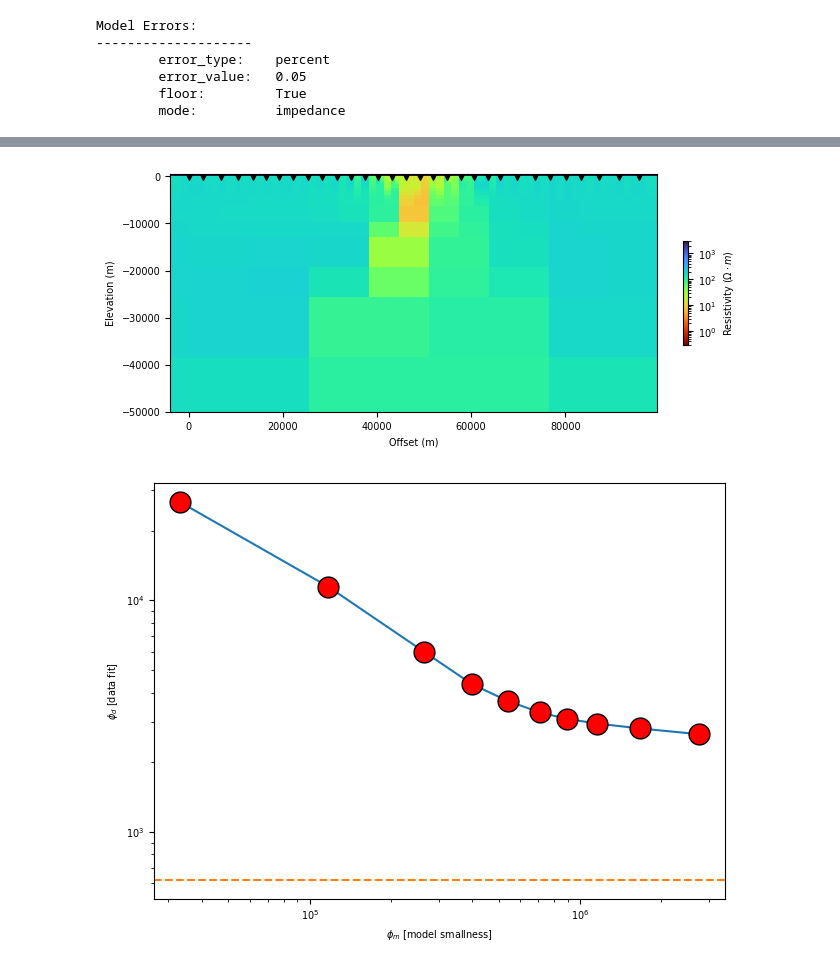
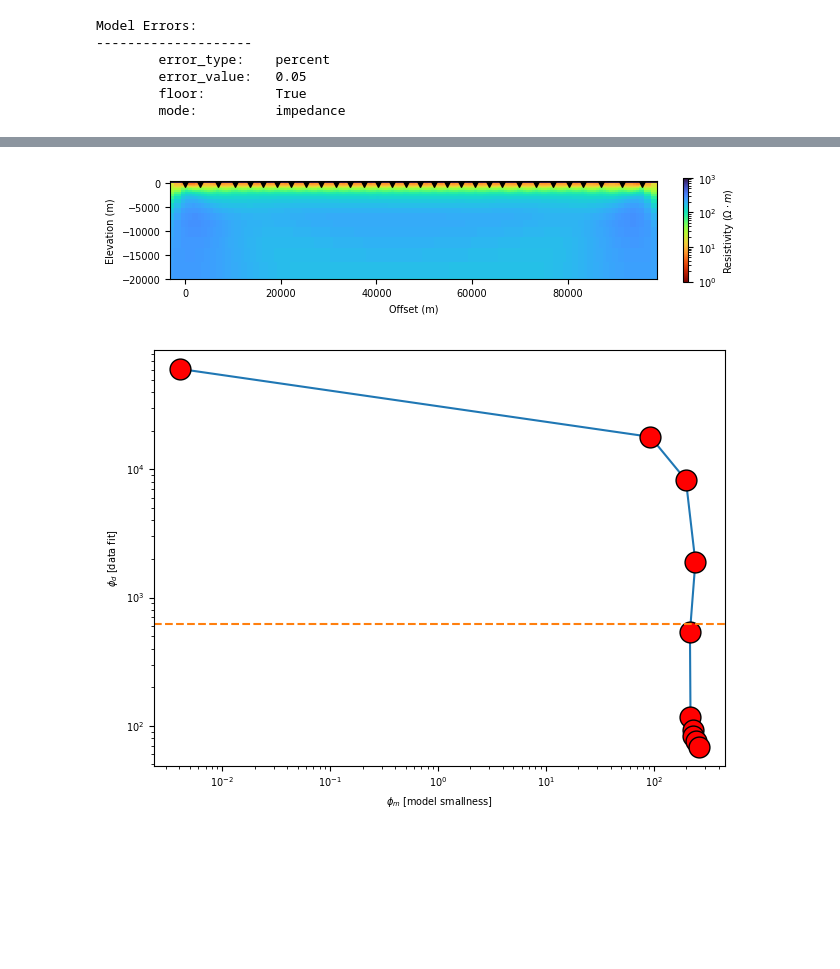
Before and after one commit to simpeg-research/earthscope-mt-course, a Jupyter notebook: notebooks/simpeg/13_2d_from_mtpy_example.ipynb, the cells around one changed output, grey strips where cells are left out. Saved outputs shown, nothing was run; the diff lists cells and outputs as text; code cells hidden in the pictures; blank space fills up the shorter version.

```diff
--- a/notebooks/simpeg/13_2d_from_mtpy_example.ipynb
+++ b/notebooks/simpeg/13_2d_from_mtpy_example.ipynb
@@ -28,8 +44,9 @@ Here we are taking every third station just to keep the inversion small.  You ca
+# %%
+survey_name = "layered_halfspace"
 # %%
 
 with MTCollection() as mc:
     mc.open_collection(r"../../data/transfer_functions/forward_profiles.h5")
-    other_survey_options = '\n\t'.join(mc.mth5_collection.surveys_group.groups_list)
-    mc.working_dataframe = mc.master_dataframe[mc.master_dataframe.survey == "conductive_cube"]
+    mc.working_dataframe = mc.master_dataframe[mc.master_dataframe.survey == survey_name]
     md = mc.to_mt_data()
 # %% [output]
@@ -118,0 +150,14 @@ simpeg_2d = Simpeg2D(
+# %%
+simpeg_2d = Simpeg2D(
+    profile.to_dataframe(impedance_units="ohm"),
+    mesh_kwargs={"sigma_background": 1./100},
+    data_kwargs={"invert_impedance":True},
+    max_iterations=10,
+    alpha_s = 1e-15,
+    alpha_y = 1.,
+    alpha_z = 0.5,
+    )
+simpeg_2d.data.dataframe['phase_yx_model_error'] = 5.
+simpeg_2d.data.dataframe['phase_xy_model_error'] = 5.
+#simpeg_2d.data.dataframe['res_yx_model_error'] = 10.
+#simpeg_2d.data.dataframe['res_xy_model_error'] = 10.
@@ -160,8 +249,8 @@ Wall time: 1min 30s
 # %%
-simpeg_2d.plot_iteration(10, z_limits=(-50000, 500))
+simpeg_2d.plot_iteration(10, z_limits=(-20000, 500), vmin=1, vmax=1000)
 # %% [output]
-[figure, old version]
+[figure, new version]
 # %%
 simpeg_2d.plot_tikhonov_curve()
 # %% [output]
-[figure, old version]
+[figure, new version]
```
Also changed, not shown: parts of 26 cells of this notebook, 1 other file.
